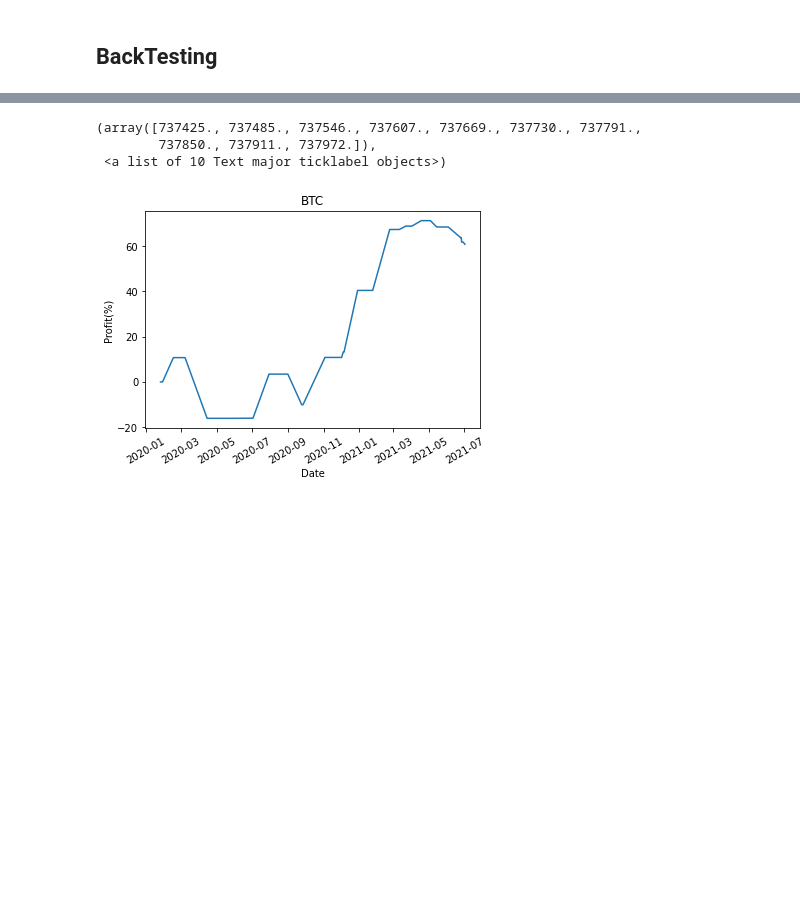
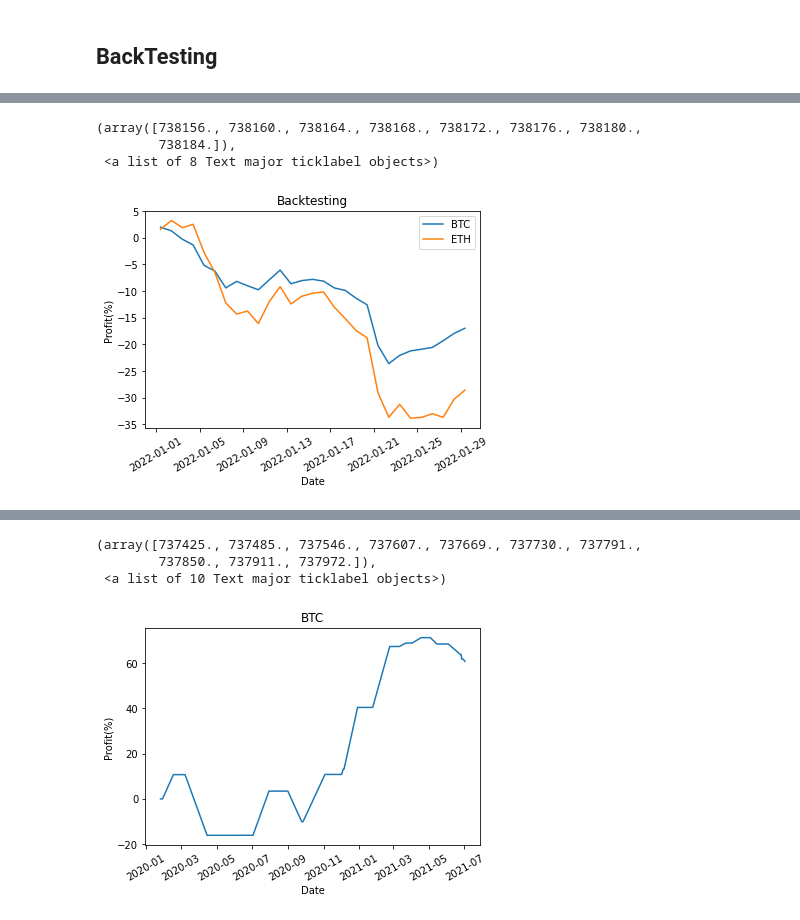
Before and after one commit to kptib88/Test, a Jupyter notebook: Comathon_6th_jupyter.ipynb, the cells around one changed output, grey strips where cells are left out. Drawn from its saved outputs; the diff is of its cells as text; code cells hidden in the pictures; blank space fills up the shorter version.

Commit message:
Backtesting

```diff
--- a/Comathon_6th_jupyter.ipynb
+++ b/Comathon_6th_jupyter.ipynb
@@ -1689,0 +1738,15 @@ df_BTC_signals_backup.head()
+# %%
+df_BTC, df_ETH = backtest(df_BTC_data, df_ETH_data)
+# %%
+plt.plot(df_BTC.datetime, df_BTC.Profit)
+plt.plot(df_ETH.datetime, df_ETH.Profit)
+plt.title('Backtesting')
+plt.ylabel('Profit(%)')
+plt.xlabel('Date')
+plt.legend(["BTC", "ETH"])
+plt.xticks(rotation = 30)
+# %% [output]
+(array([738156., 738160., 738164., 738168., 738172., 738176., 738180.,
+        738184.]),
+ <a list of 8 Text major ticklabel objects>)
+[figure, added]
```
Also changed, not shown: parts of 15 cells of this notebook.
